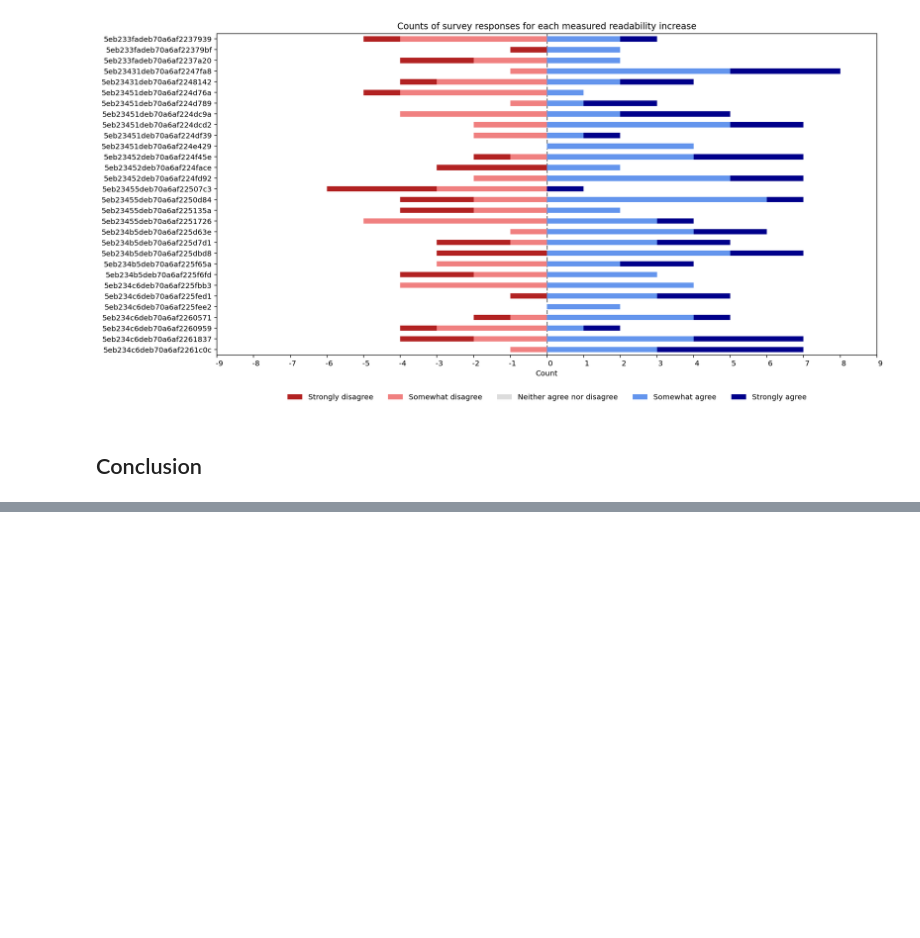
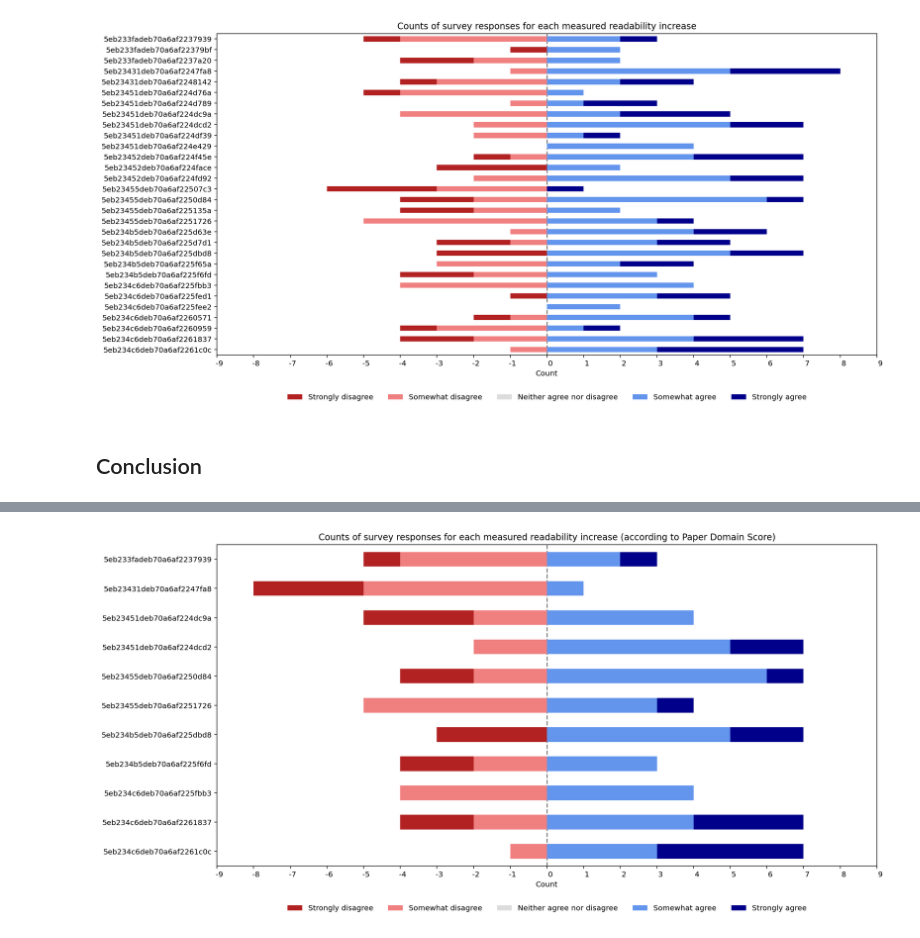
Before and after one commit to TiredFalcon/readse-internal-validity, a Jupyter notebook: Survey_responses_analysys.ipynb, the cells around one changed output, grey strips where cells are left out. Cells and saved outputs as stored; diff of their text form; code cells hidden in the pictures; blank space fills up the shorter version.

```diff
--- a/Survey_responses_analysys.ipynb
+++ b/Survey_responses_analysys.ipynb
@@ -288,0 +337,9 @@ results(high_count_df, 'high_count_dist.png')
+# %%
+plot_likert(
+    get_likert_counts(to_all_decreases(get_high_count_df(df), 'pdsDelta')),
+    include_neutral = False,
+    fname = 'extra/paper_domain_likert_counts.png',
+    metric = 'Paper Domain Score'
+)
+# %% [output]
+[figure, added]
```
Also changed, not shown: parts of 18 cells of this notebook, 4 other files.
